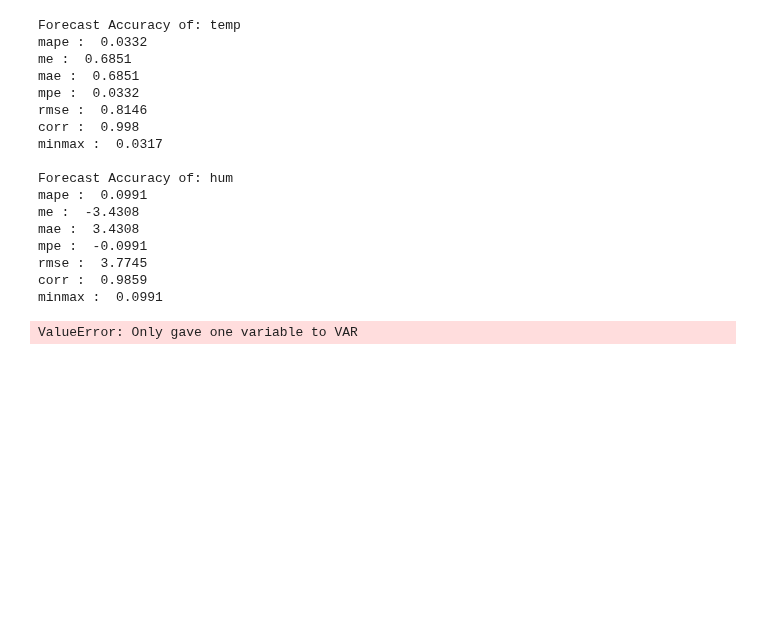
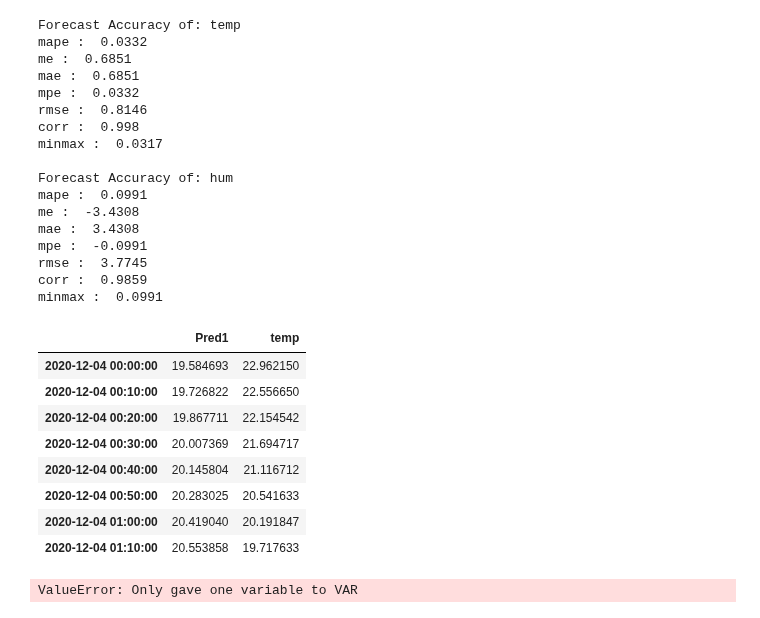
Before and after one commit to hernanlira/hl_frost, a Jupyter notebook: 07_data_and_var_testing.ipynb, the cells around one changed output. Saved outputs shown, nothing was run; the diff lists cells and outputs as text; code cells hidden in the pictures; blank space fills up the shorter version.

```diff
--- a/07_data_and_var_testing.ipynb
+++ b/07_data_and_var_testing.ipynb
@@ -701,6 +701,28 @@ def VARMAX_model(train, test):
 # %%
 nobs = 8
 df_train, df_test = df[0:-nobs], df[-nobs:]
+# %%
+model = VARMAX(df[['temp', 'hum']], order=(1,1))
+# %%
+model_fit = model.fit(disp=False)
+# %%
+# make prediction
+yhat = model_fit.forecast(steps=len(df_test))
+# %%
+res=pd.DataFrame({"Pred1":yhat['temp'],
+            "temp":df_test["temp"].values})
+# %%
+res
+# %% [output]
+|  | Pred1 | temp |
+| 2020-12-04 00:00:00 | 19.584693 | 22.962150 |
+| 2020-12-04 00:10:00 | 19.726822 | 22.556650 |
+| 2020-12-04 00:20:00 | 19.867711 | 22.154542 |
+| 2020-12-04 00:30:00 | 20.007369 | 21.694717 |
+| 2020-12-04 00:40:00 | 20.145804 | 21.116712 |
+| 2020-12-04 00:50:00 | 20.283025 | 20.541633 |
+| 2020-12-04 01:00:00 | 20.419040 | 20.191847 |
+| 2020-12-04 01:10:00 | 20.553858 | 19.717633 |
 # %%
 df_ret = VARMAX_model(df_train, df_test)
 # %% [output]
```
